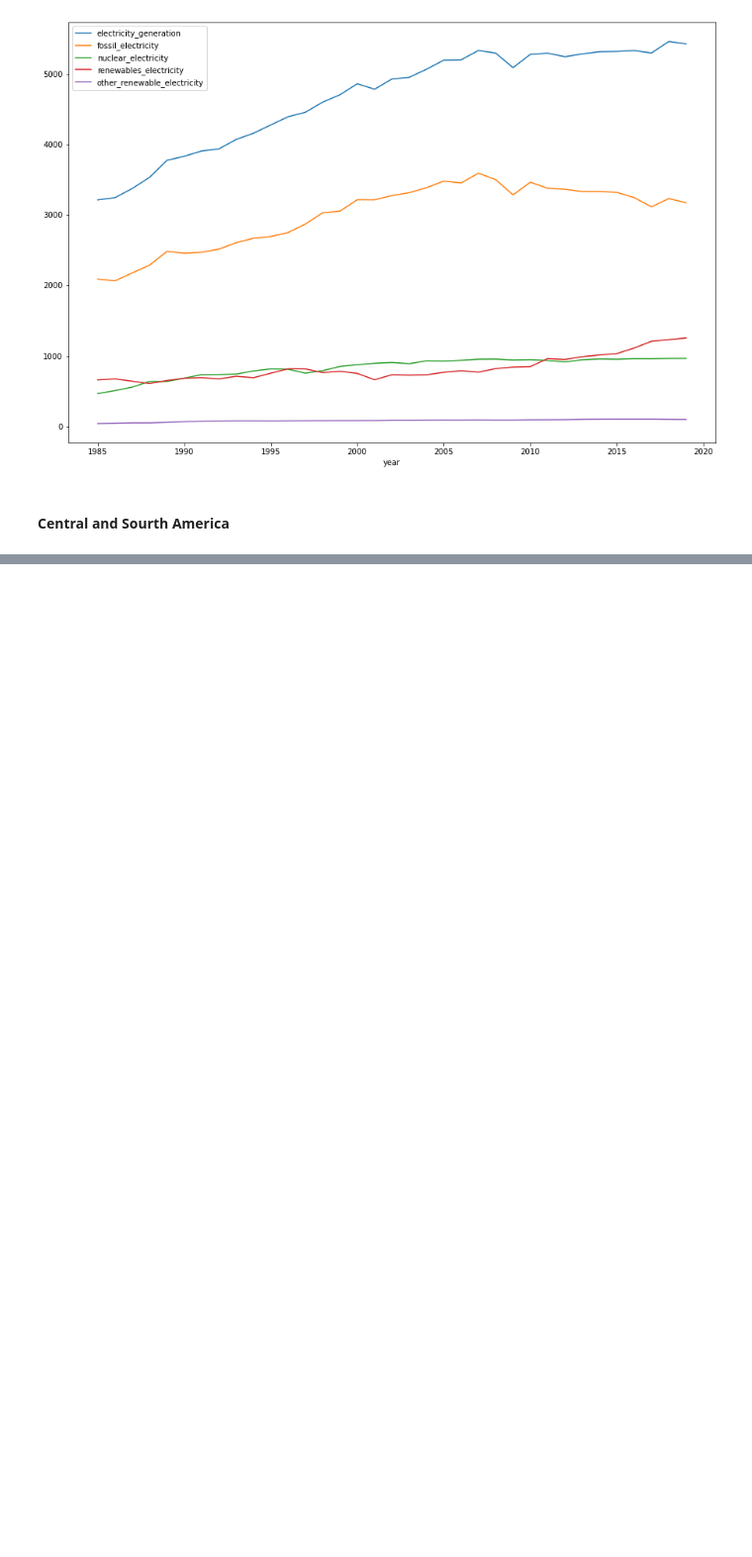
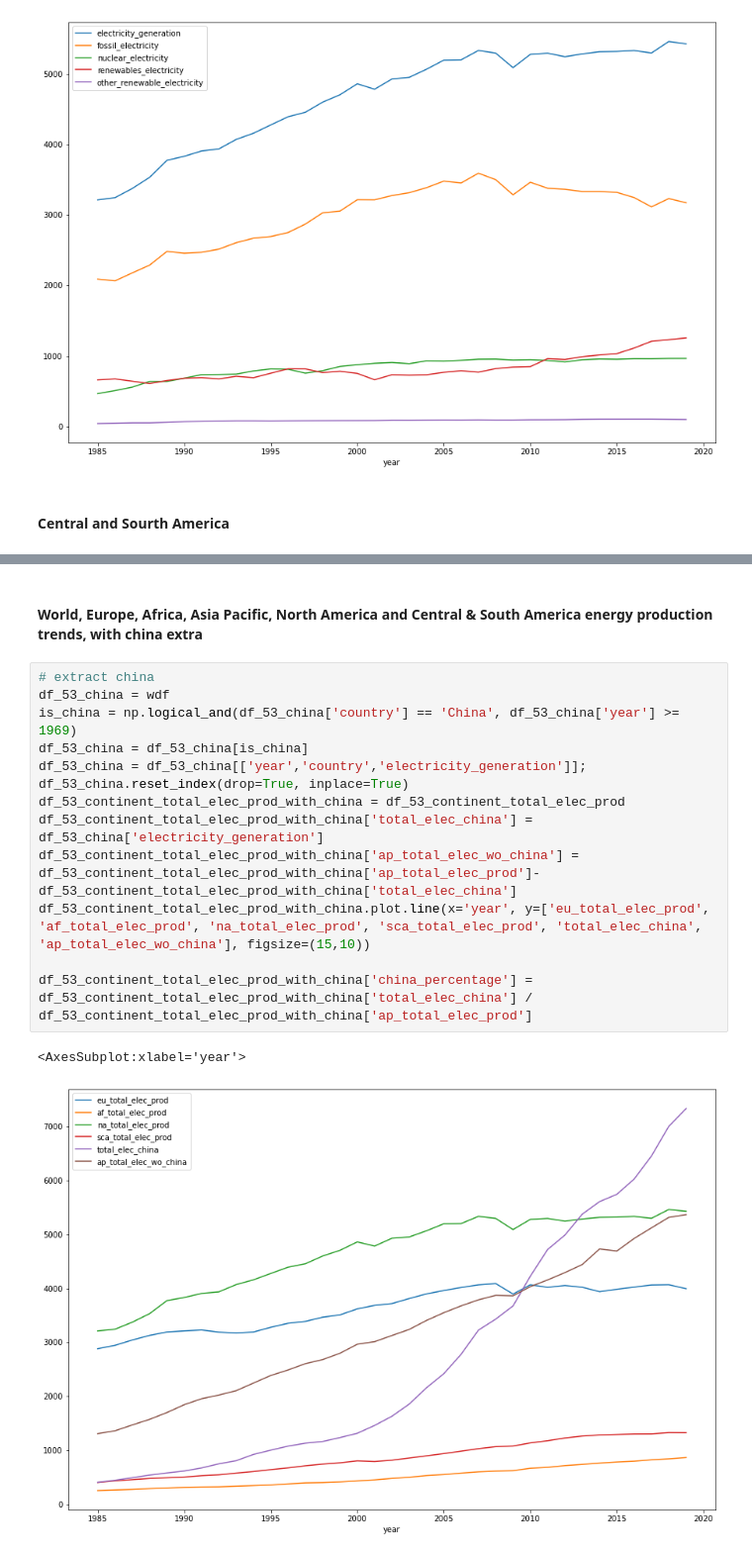
Before and after one commit to cedricjansen/BIS3066E-big-data-management, a Jupyter notebook: archive/Untitled.ipynb, the cells around one changed output, grey strips where cells are left out. Shown: that part at 99% size. Saved outputs shown, nothing was run; the diff lists cells and outputs as text; blank space fills up the shorter version.

```diff
--- a/archive/Untitled.ipynb
+++ b/archive/Untitled.ipynb
@@ -616,0 +657,18 @@ df_53.plot.line(x='year', y=[ 'electricity_generation', 'fossil_electricity', 'n
+# %% [markdown]
+#### World, Europe, Africa, Asia Pacific, North America and Central & South America energy production trends, with china extra
+# %%
+# extract china
+df_53_china = wdf
+is_china = np.logical_and(df_53_china['country'] == 'China', df_53_china['year'] >= 1969)
+df_53_china = df_53_china[is_china]
+df_53_china = df_53_china[['year','country','electricity_generation']];
+df_53_china.reset_index(drop=True, inplace=True)
+df_53_continent_total_elec_prod_with_china = df_53_continent_total_elec_prod
+df_53_continent_total_elec_prod_with_china['total_elec_china'] = df_53_china['electricity_generation']
+df_53_continent_total_elec_prod_with_china['ap_total_elec_wo_china'] = df_53_continent_total_elec_prod_with_china['ap_total_elec_prod']- df_53_continent_total_elec_prod_with_china['total_elec_china']
+df_53_continent_total_elec_prod_with_china.plot.line(x='year', y=['eu_total_elec_prod', 'af_total_elec_prod', 'na_total_elec_prod', 'sca_total_elec_prod', 'total_elec_china', 'ap_total_elec_wo_china'], figsize=(15,10))
+
+df_53_continent_total_elec_prod_with_china['china_percentage'] = df_53_continent_total_elec_prod_with_china['total_elec_china'] / df_53_continent_total_elec_prod_with_china['ap_total_elec_prod']
+# %% [output]
+<AxesSubplot:xlabel='year'>
+[figure, added]
```
Also changed, not shown: parts of 11 cells of this notebook, 1 other file.
